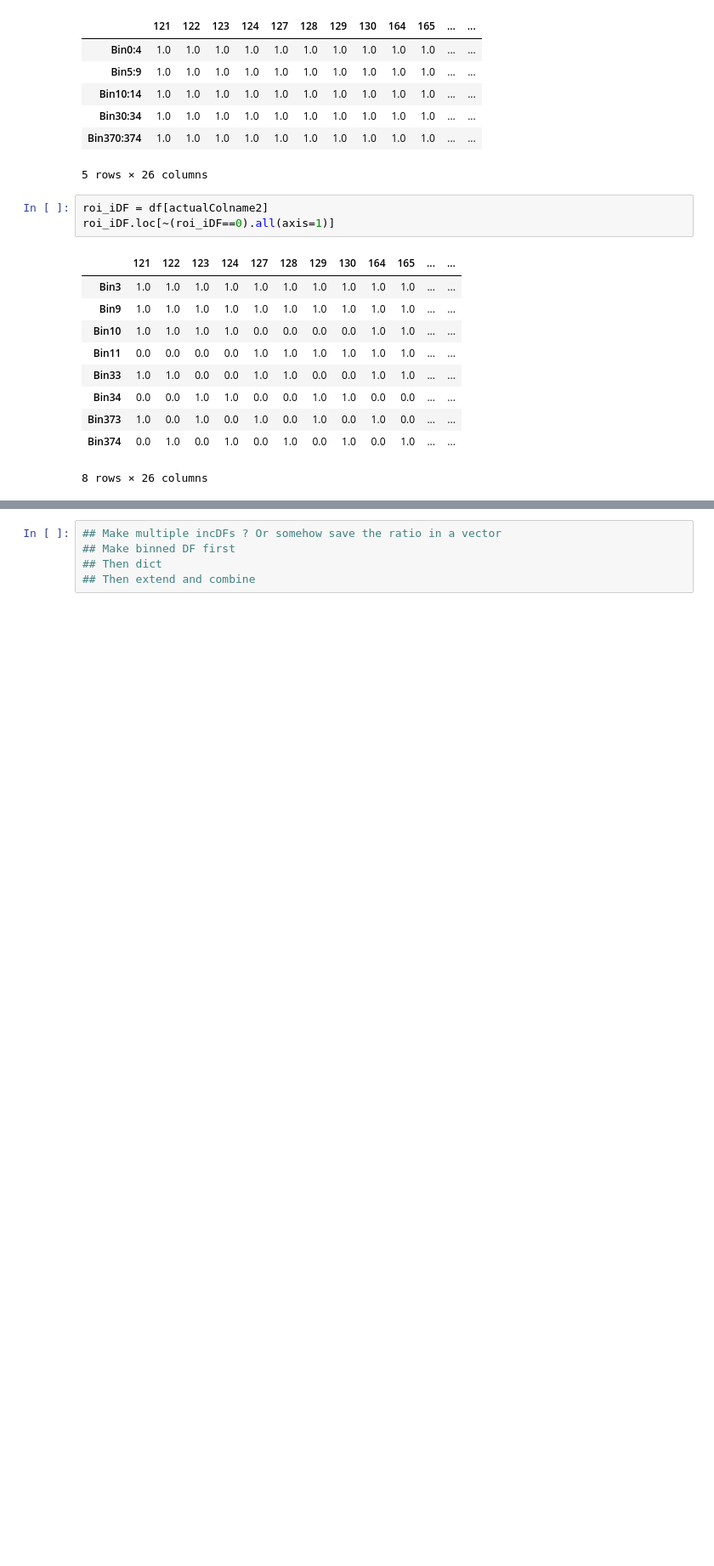
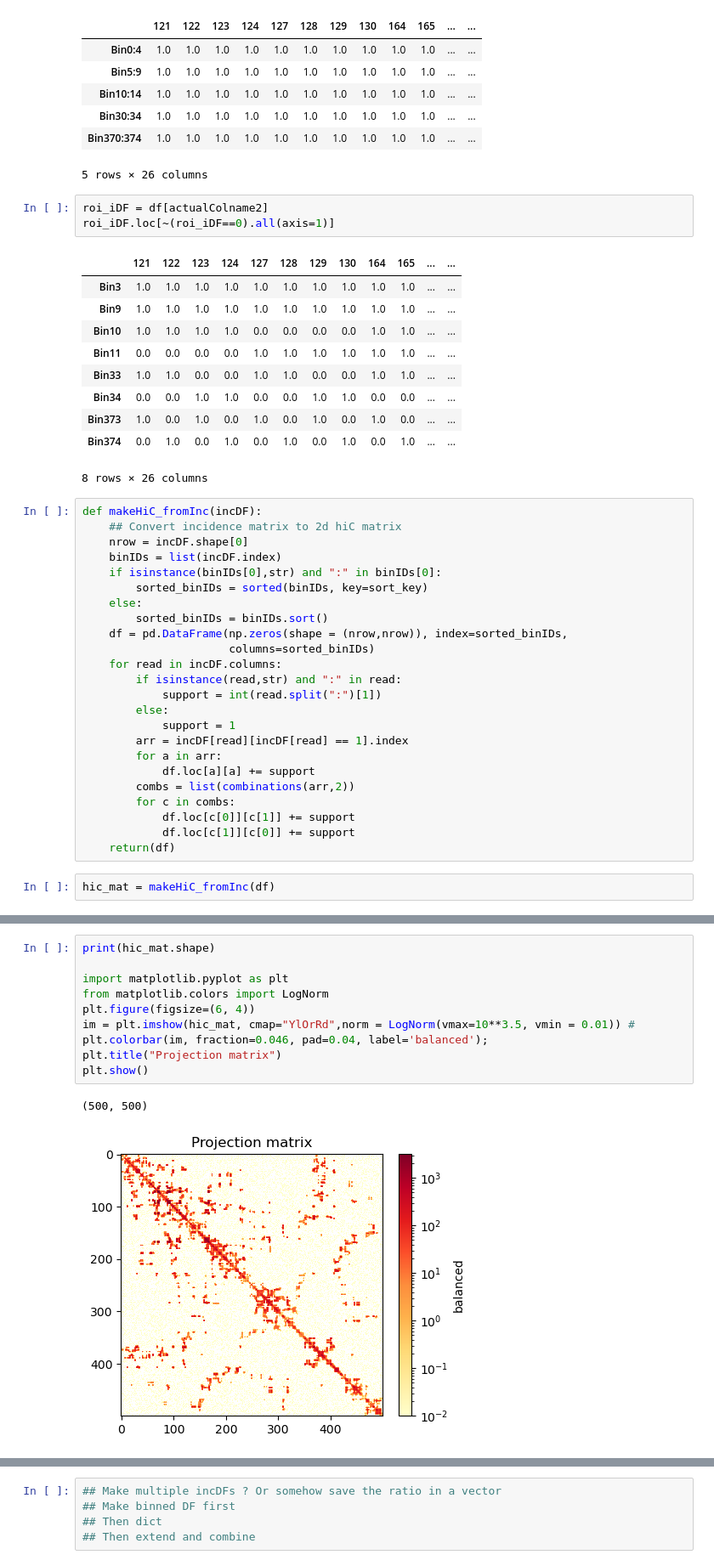
Before and after one commit to noush-joglekar/sporeC_prelim, a Jupyter notebook: scripts/jupyterNB/v1.generate_porec_readCategs_fromChains.ipynb, the cells around one changed output, grey strips where cells are left out. Shown at 85% size. Drawn from its saved outputs; the diff is of its cells as text; blank space fills up the shorter version.

```diff
--- a/scripts/jupyterNB/v1.generate_porec_readCategs_fromChains.ipynb
+++ b/scripts/jupyterNB/v1.generate_porec_readCategs_fromChains.ipynb
@@ -225,3 +222,29 @@ roi_iDF.loc[~(roi_iDF==0).all(axis=1)]
 | Bin373 | 1.0 | 0.0 | 1.0 | 0.0 | 1.0 | 0.0 | 1.0 | 0.0 | 1.0 | 0.0 | ... | ... |
 | Bin374 | 0.0 | 1.0 | 0.0 | 1.0 | 0.0 | 1.0 | 0.0 | 1.0 | 0.0 | 1.0 | ... | ... |
 8 rows × 26 columns
+# %%
+def makeHiC_fromInc(incDF):
+    ## Convert incidence matrix to 2d hiC matrix
+    nrow = incDF.shape[0]
+    binIDs = list(incDF.index)
+    if isinstance(binIDs[0],str) and ":" in binIDs[0]:
+        sorted_binIDs = sorted(binIDs, key=sort_key)
+    else:
+        sorted_binIDs = binIDs.sort()
+    df = pd.DataFrame(np.zeros(shape = (nrow,nrow)), index=sorted_binIDs,
+                      columns=sorted_binIDs)
+    for read in incDF.columns:
+        if isinstance(read,str) and ":" in read:
+            support = int(read.split(":")[1])
+        else:
+            support = 1
+        arr = incDF[read][incDF[read] == 1].index
+        for a in arr:
+            df.loc[a][a] += support
+        combs = list(combinations(arr,2))
+        for c in combs:
+            df.loc[c[0]][c[1]] += support
+            df.loc[c[1]][c[0]] += support
+    return(df)
+# %%
+hic_mat = makeHiC_fromInc(df)
@@ -297,0 +306,13 @@ defaultdict(list, {'A': [6, [0.67, 1.0, 1.0, 1.0, 0.5]], 'B': [[3, [0.8]]]})
+# %%
+print(hic_mat.shape)
+
+import matplotlib.pyplot as plt
+from matplotlib.colors import LogNorm
+plt.figure(figsize=(6, 4))
+im = plt.imshow(hic_mat, cmap="YlOrRd",norm = LogNorm(vmax=10**3.5, vmin = 0.01)) #
+plt.colorbar(im, fraction=0.046, pad=0.04, label='balanced');
+plt.title("Projection matrix")
+plt.show()
+# %% [output]
+(500, 500)
+[figure, added]
```
Also changed, not shown: parts of 19 cells of this notebook.
